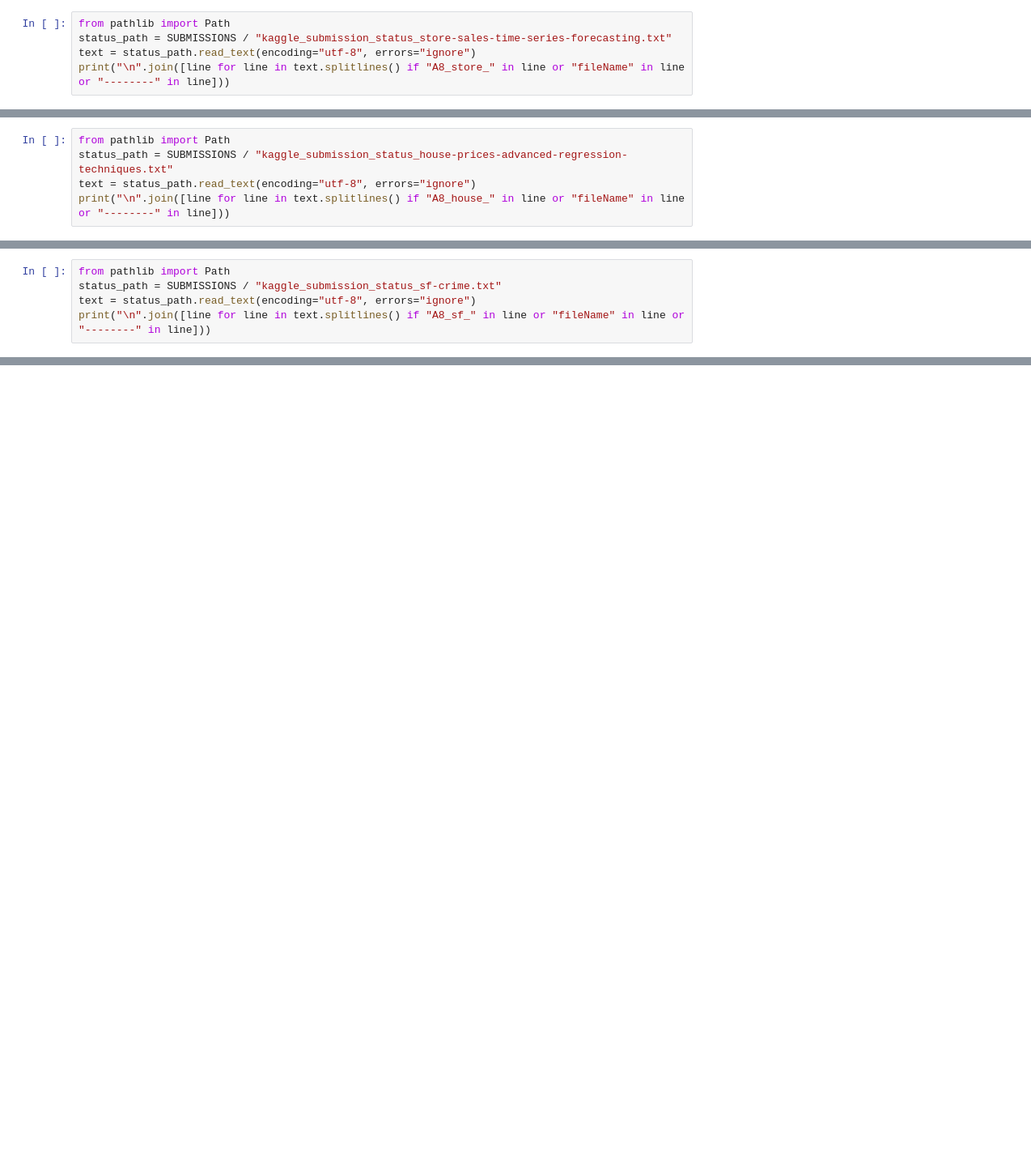
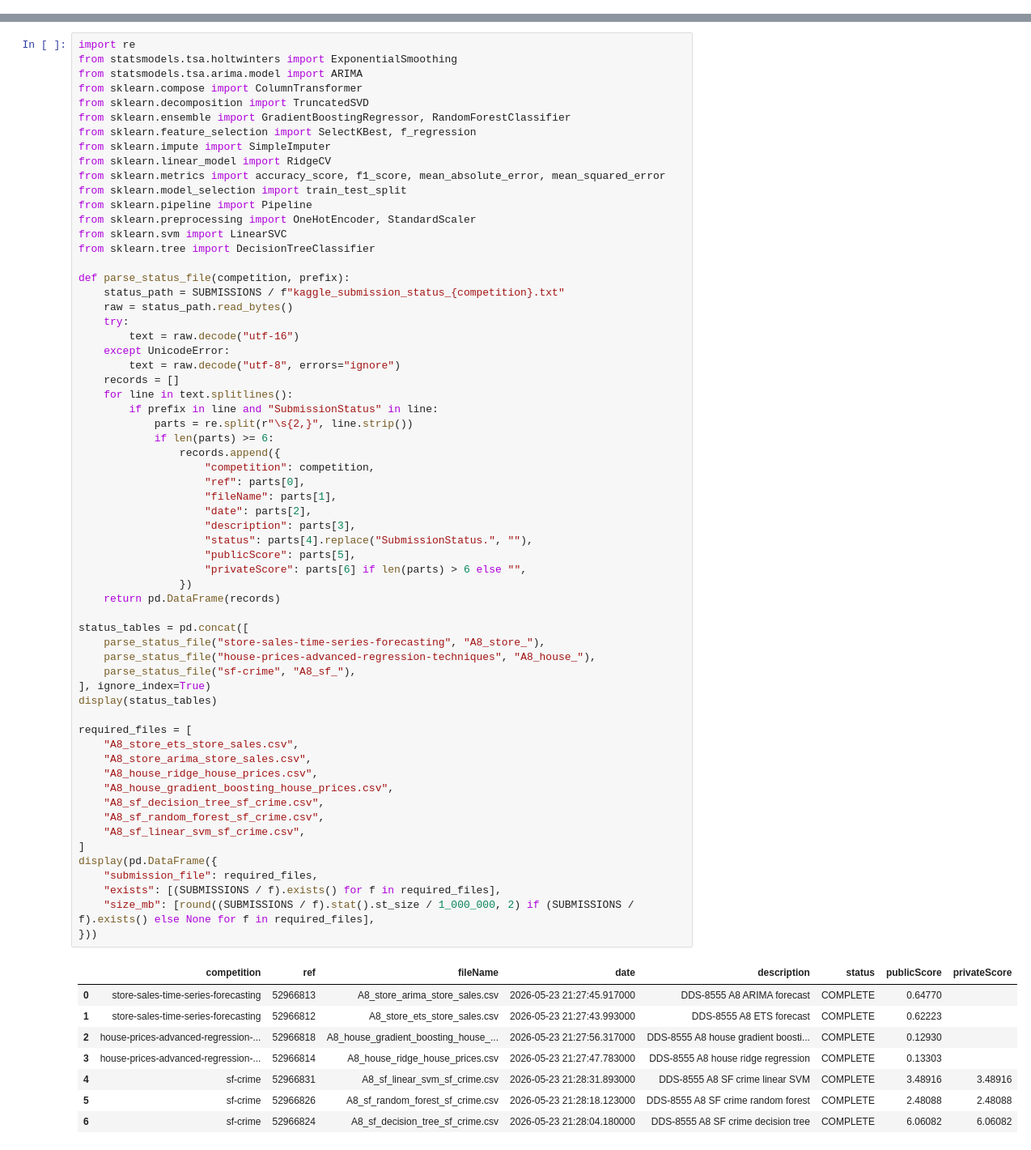
Before and after one commit to maldo81/dds-8555-predictive-analysis, a Jupyter notebook: Week 8/Assignment 8/MaldonadoJDDS8555-8.ipynb, the cells around one changed output, grey strips where cells are left out. Shown at 81% size. Cells and saved outputs as stored; diff of their text form; blank space fills up the shorter version.

```diff
--- a/Week 8/Assignment 8/MaldonadoJDDS8555-8.ipynb
+++ b/Week 8/Assignment 8/MaldonadoJDDS8555-8.ipynb
@@ -34,5 +25,0 @@ The Store Sales forecasts were built at the product-family level and then alloca
-# %%
-from pathlib import Path
-status_path = SUBMISSIONS / "kaggle_submission_status_store-sales-time-series-forecasting.txt"
-text = status_path.read_text(encoding="utf-8", errors="ignore")
-print("\n".join([line for line in text.splitlines() if "A8_store_" in line or "fileName" in line or "--------" in line]))
@@ -43,5 +25,0 @@ The House Prices submissions used regression pipelines that handle dichotomous v
-# %%
-from pathlib import Path
-status_path = SUBMISSIONS / "kaggle_submission_status_house-prices-advanced-regression-techniques.txt"
-text = status_path.read_text(encoding="utf-8", errors="ignore")
-print("\n".join([line for line in text.splitlines() if "A8_house_" in line or "fileName" in line or "--------" in line]))
@@ -52,5 +25,0 @@ The San Francisco crime task is multiclass classification with strong time and l
-# %%
-from pathlib import Path
-status_path = SUBMISSIONS / "kaggle_submission_status_sf-crime.txt"
-text = status_path.read_text(encoding="utf-8", errors="ignore")
-print("\n".join([line for line in text.splitlines() if "A8_sf_" in line or "fileName" in line or "--------" in line]))
@@ -83,0 +34,71 @@ Tibshirani, R. (1996).  Regression shrinkage and selection via the lasso. *Journ
+# %%
+import re
+from statsmodels.tsa.holtwinters import ExponentialSmoothing
+from statsmodels.tsa.arima.model import ARIMA
+from sklearn.compose import ColumnTransformer
+from sklearn.decomposition import TruncatedSVD
+from sklearn.ensemble import GradientBoostingRegressor, RandomForestClassifier
+from sklearn.feature_selection import SelectKBest, f_regression
+from sklearn.impute import SimpleImputer
+from sklearn.linear_model import RidgeCV
+from sklearn.metrics import accuracy_score, f1_score, mean_absolute_error, mean_squared_error
+from sklearn.model_selection import train_test_split
+from sklearn.pipeline import Pipeline
+from sklearn.preprocessing import OneHotEncoder, StandardScaler
+from sklearn.svm import LinearSVC
+from sklearn.tree import DecisionTreeClassifier
+
+def parse_status_file(competition, prefix):
+    status_path = SUBMISSIONS / f"kaggle_submission_status_{competition}.txt"
+    raw = status_path.read_bytes()
+    try:
+        text = raw.decode("utf-16")
+    except UnicodeError:
+        text = raw.decode("utf-8", errors="ignore")
+    records = []
+    for line in text.splitlines():
+        if prefix in line and "SubmissionStatus" in line:
+            parts = re.split(r"\s{2,}", line.strip())
+            if len(parts) >= 6:
+                records.append({
+                    "competition": competition,
+                    "ref": parts[0],
+                    "fileName": parts[1],
+                    "date": parts[2],
+                    "description": parts[3],
+                    "status": parts[4].replace("SubmissionStatus.", ""),
+                    "publicScore": parts[5],
+                    "privateScore": parts[6] if len(parts) > 6 else "",
+                })
+    return pd.DataFrame(records)
+
+status_tables = pd.concat([
+    parse_status_file("store-sales-time-series-forecasting", "A8_store_"),
+    parse_status_file("house-prices-advanced-regression-techniques", "A8_house_"),
+    parse_status_file("sf-crime", "A8_sf_"),
+], ignore_index=True)
+display(status_tables)
+
+required_files = [
+    "A8_store_ets_store_sales.csv",
+    "A8_store_arima_store_sales.csv",
+    "A8_house_ridge_house_prices.csv",
+    "A8_house_gradient_boosting_house_prices.csv",
+    "A8_sf_decision_tree_sf_crime.csv",
+    "A8_sf_random_forest_sf_crime.csv",
+    "A8_sf_linear_svm_sf_crime.csv",
+]
+display(pd.DataFrame({
+    "submission_file": required_files,
+    "exists": [(SUBMISSIONS / f).exists() for f in required_files],
+    "size_mb": [round((SUBMISSIONS / f).stat().st_size / 1_000_000, 2) if (SUBMISSIONS / f).exists() else None for f in required_files],
+}))
+# %% [output]
+|  | competition | ref | fileName | date | description | status | publicScore | privateScore |
+| 0 | store-sales-time-series-forecasting | 52966813 | A8_store_arima_store_sales.csv | 2026-05-23 21:27:45.917000 | DDS-8555 A8 ARIMA forecast | COMPLETE | 0.64770 |  |
+| 1 | store-sales-time-series-forecasting | 52966812 | A8_store_ets_store_sales.csv | 2026-05-23 21:27:43.993000 | DDS-8555 A8 ETS forecast | COMPLETE | 0.62223 |  |
+| 2 | house-prices-advanced-regression-... | 52966818 | A8_house_gradient_boosting_house_... | 2026-05-23 21:27:56.317000 | DDS-8555 A8 house gradient boosti... | COMPLETE | 0.12930 |  |
+| 3 | house-prices-advanced-regression-... | 52966814 | A8_house_ridge_house_prices.csv | 2026-05-23 21:27:47.783000 | DDS-8555 A8 house ridge regression | COMPLETE | 0.13303 |  |
+| 4 | sf-crime | 52966831 | A8_sf_linear_svm_sf_crime.csv | 2026-05-23 21:28:31.893000 | DDS-8555 A8 SF crime linear SVM | COMPLETE | 3.48916 | 3.48916 |
+| 5 | sf-crime | 52966826 | A8_sf_random_forest_sf_crime.csv | 2026-05-23 21:28:18.123000 | DDS-8555 A8 SF crime random forest | COMPLETE | 2.48088 | 2.48088 |
+| 6 | sf-crime | 52966824 | A8_sf_decision_tree_sf_crime.csv | 2026-05-23 21:28:04.180000 | DDS-8555 A8 SF crime decision tree | COMPLETE | 6.06082 | 6.06082 |
```
Also changed, not shown: parts of 44 cells of this notebook, 2 other files.
